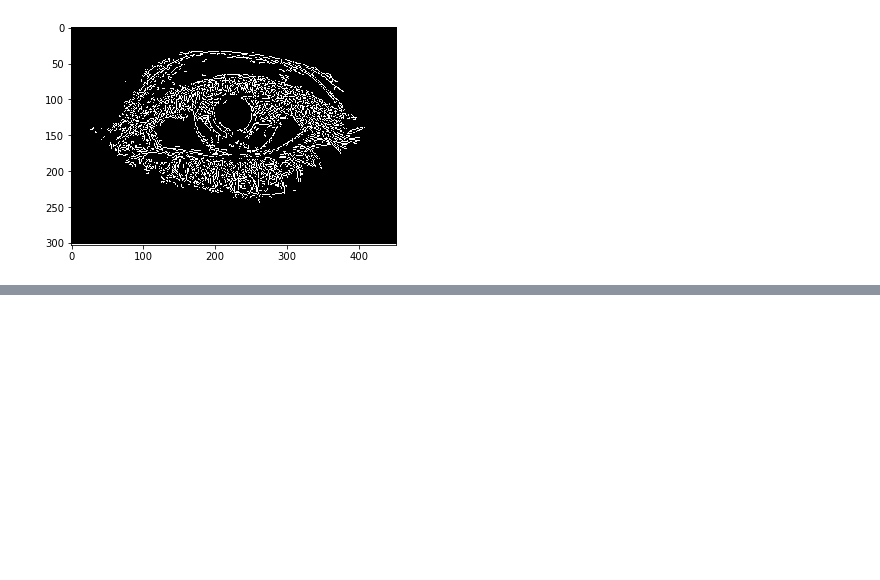
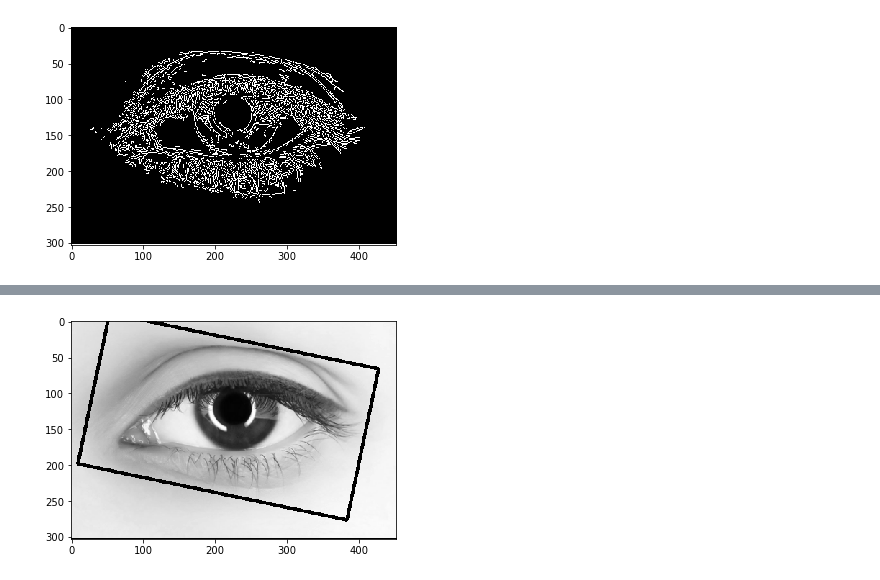
Before and after one commit to music1353/Face-Recognition, a Jupyter notebook: Eyelid Recognition.ipynb, the cells around one changed output, grey strips where cells are left out. Saved outputs shown, nothing was run; the diff lists cells and outputs as text; code cells hidden in the pictures; blank space fills up the shorter version.

```diff
--- a/Eyelid Recognition.ipynb
+++ b/Eyelid Recognition.ipynb
@@ -87,0 +110,16 @@ plt.show()
+# %%
+img = cv2.imread('images/eye_1.jpg',0)
+_, contours, hierarchy = cv2.findContours(closed.copy(), cv2.RETR_EXTERNAL, cv2.CHAIN_APPROX_SIMPLE)
+c = sorted(contours, key=cv2.contourArea, reverse=True)[0]
+
+# compute the rotated bounding box of the largest contour
+rect = cv2.minAreaRect(c)
+box = np.int0(cv2.boxPoints(rect))
+
+# draw a bounding box arounded the detected barcode and display the image
+cv2.drawContours(img, [box], -1, (0, 255, 0), 3)
+
+plt.imshow(img, cmap='gray')
+plt.show()
+# %% [output]
+[figure, added]
```
Also changed, not shown: parts of 3 cells of this notebook.
